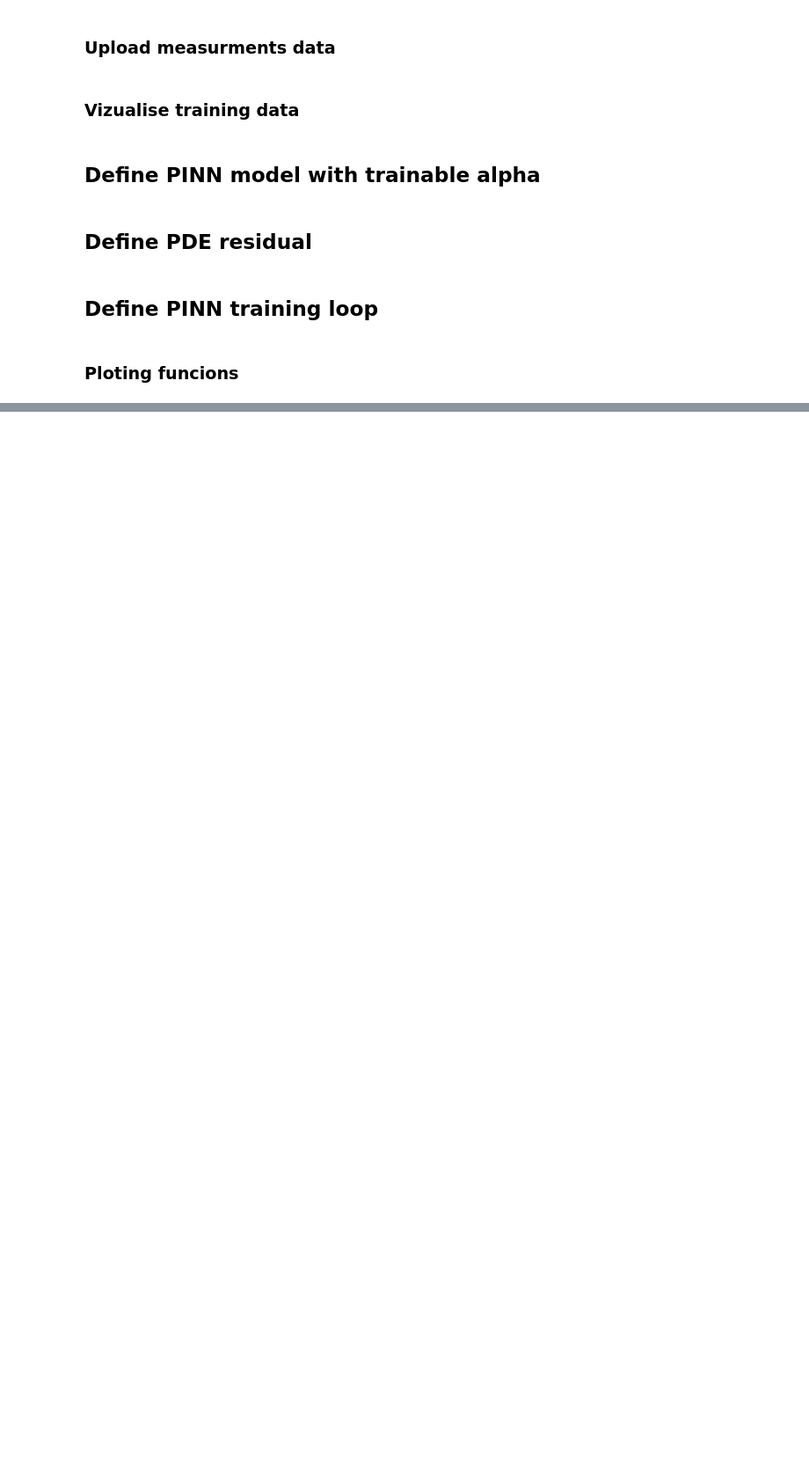
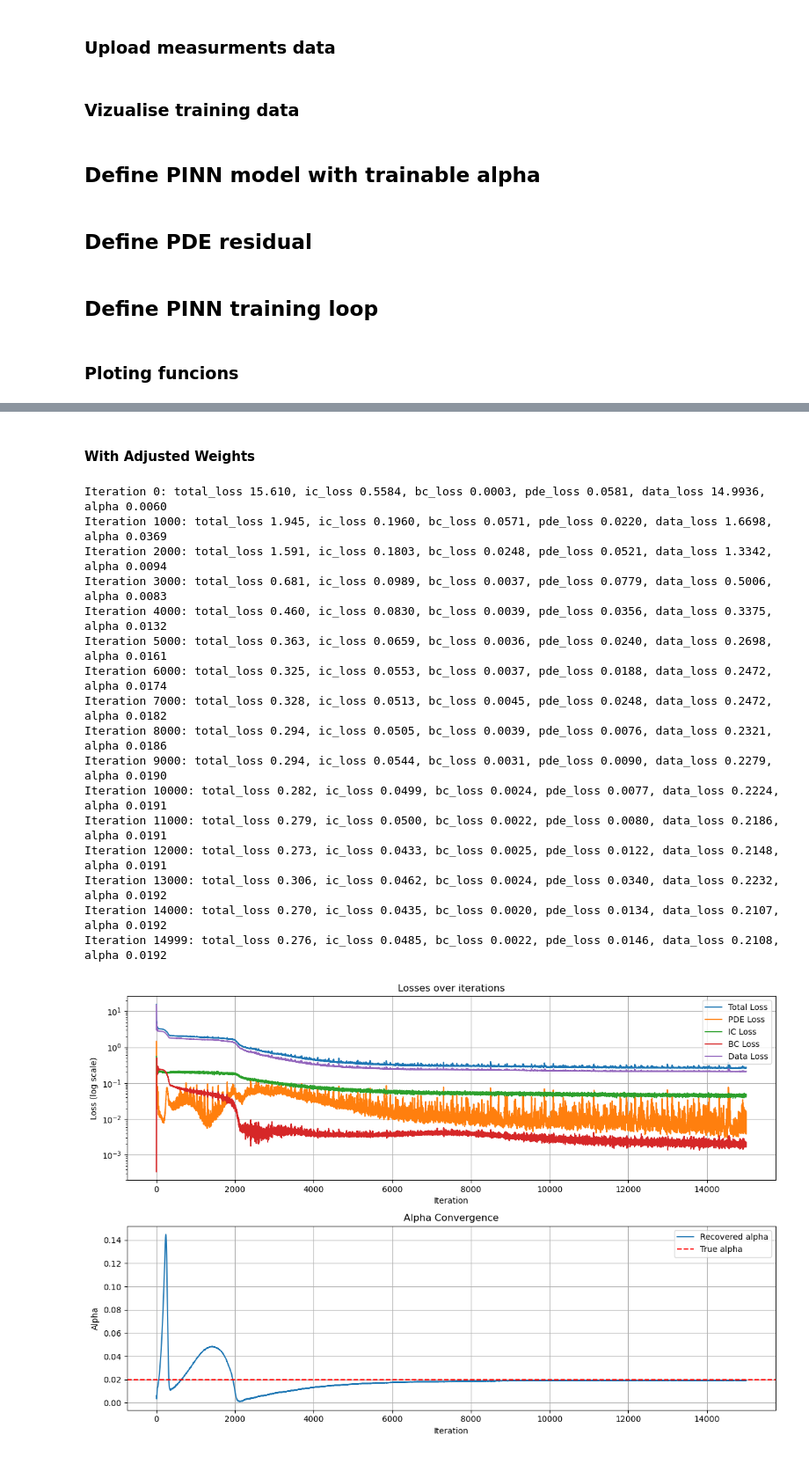
Before and after one commit to imriaharoni/PINN_Workshop, a Jupyter notebook: PINN_Inverse_1D_Heat_Eq.ipynb, the cells around one changed output, grey strips where cells are left out. Shown at 88% size. Saved outputs shown, nothing was run; the diff lists cells and outputs as text; code cells hidden in the pictures; blank space fills up the shorter version.

```diff
--- a/PINN_Inverse_1D_Heat_Eq.ipynb
+++ b/PINN_Inverse_1D_Heat_Eq.ipynb
@@ -449,0 +519,43 @@ plot_PINN_results(model_inverse, num_time_steps=10)
+# %% [markdown]
+#### With Adjusted Weights
+# %%
+# Upload measurments data
+measurments_file = 'sample_data_blockIC_1000_alpha_0.02.csv'
+measurments_data = pd.read_csv('Data_sets/' + measurments_file)
+true_alpha = 0.02
+
+# For the inverse problem, we'll start with a guess that's different from the true value
+alpha_guess = 0.005  # initial guess for non-dimensional alpha (50% of true value)
+
+# Initialize the PINN model with our guess for alpha
+model_inverse = PINN_Inverse(alpha_guess)
+
+# Train the inverse PINN
+losses = train_inverse_PINN (
+    model_inverse,
+    num_iterations=15000,
+    initial_condition = i_c_block,
+    measurement_data = measurments_data,
+    loss_weights={'ic': 1, 'bc': 1, 'pde': 100, 'data': 50},
+    print_every=1000 )
+
+plot_losses_with_alpha(losses, alpha_true = true_alpha, log_scale=True)
+plot_PINN_results (model_inverse, num_time_steps=30)
+# %% [output]
+Iteration 0: total_loss 15.610, ic_loss 0.5584, bc_loss 0.0003, pde_loss 0.0581, data_loss 14.9936, alpha 0.0060
+Iteration 1000: total_loss 1.945, ic_loss 0.1960, bc_loss 0.0571, pde_loss 0.0220, data_loss 1.6698, alpha 0.0369
+Iteration 2000: total_loss 1.591, ic_loss 0.1803, bc_loss 0.0248, pde_loss 0.0521, data_loss 1.3342, alpha 0.0094
+Iteration 3000: total_loss 0.681, ic_loss 0.0989, bc_loss 0.0037, pde_loss 0.0779, data_loss 0.5006, alpha 0.0083
+Iteration 4000: total_loss 0.460, ic_loss 0.0830, bc_loss 0.0039, pde_loss 0.0356, data_loss 0.3375, alpha 0.0132
+Iteration 5000: total_loss 0.363, ic_loss 0.0659, bc_loss 0.0036, pde_loss 0.0240, data_loss 0.2698, alpha 0.0161
+Iteration 6000: total_loss 0.325, ic_loss 0.0553, bc_loss 0.0037, pde_loss 0.0188, data_loss 0.2472, alpha 0.0174
+Iteration 7000: total_loss 0.328, ic_loss 0.0513, bc_loss 0.0045, pde_loss 0.0248, data_loss 0.2472, alpha 0.0182
+Iteration 8000: total_loss 0.294, ic_loss 0.0505, bc_loss 0.0039, pde_loss 0.0076, data_loss 0.2321, alpha 0.0186
+Iteration 9000: total_loss 0.294, ic_loss 0.0544, bc_loss 0.0031, pde_loss 0.0090, data_loss 0.2279, alpha 0.0190
+Iteration 10000: total_loss 0.282, ic_loss 0.0499, bc_loss 0.0024, pde_loss 0.0077, data_loss 0.2224, alpha 0.0191
+Iteration 11000: total_loss 0.279, ic_loss 0.0500, bc_loss 0.0022, pde_loss 0.0080, data_loss 0.2186, alpha 0.0191
+Iteration 12000: total_loss 0.273, ic_loss 0.0433, bc_loss 0.0025, pde_loss 0.0122, data_loss 0.2148, alpha 0.0191
+Iteration 13000: total_loss 0.306, ic_loss 0.0462, bc_loss 0.0024, pde_loss 0.0340, data_loss 0.2232, alpha 0.0192
+Iteration 14000: total_loss 0.270, ic_loss 0.0435, bc_loss 0.0020, pde_loss 0.0134, data_loss 0.2107, alpha 0.0192
+Iteration 14999: total_loss 0.276, ic_loss 0.0485, bc_loss 0.0022, pde_loss 0.0146, data_loss 0.2108, alpha 0.0192
+[figure, added]
```
Also changed, not shown: parts of 12 cells of this notebook, 6 other files.
